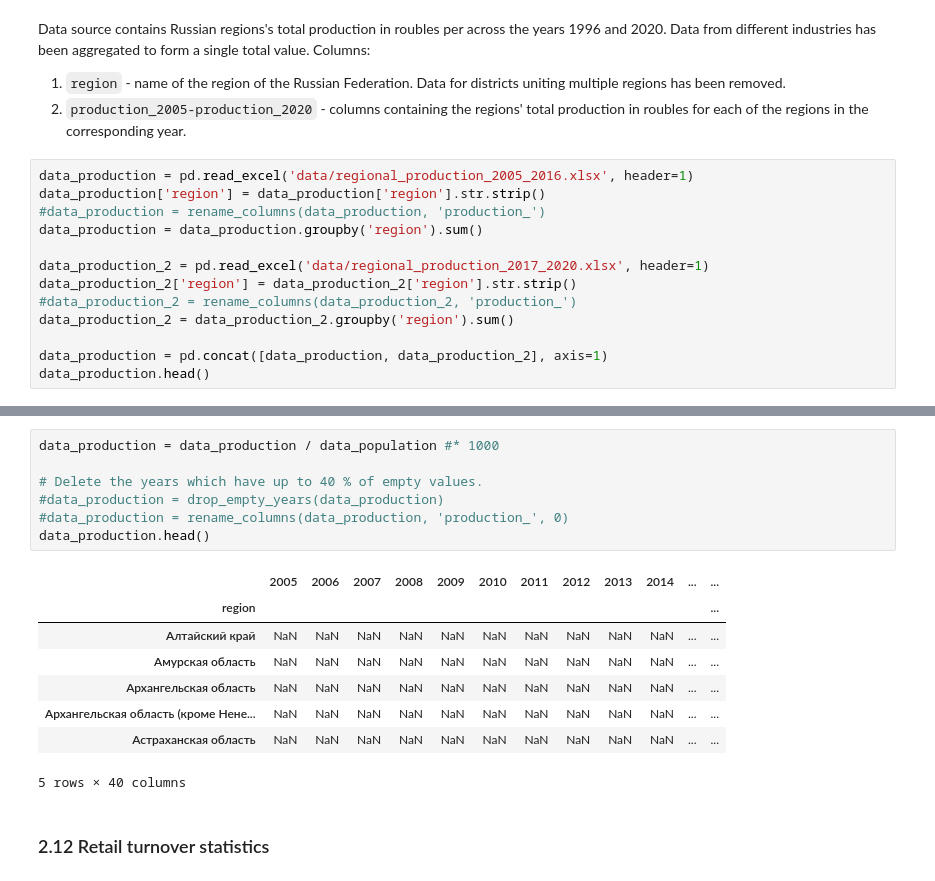
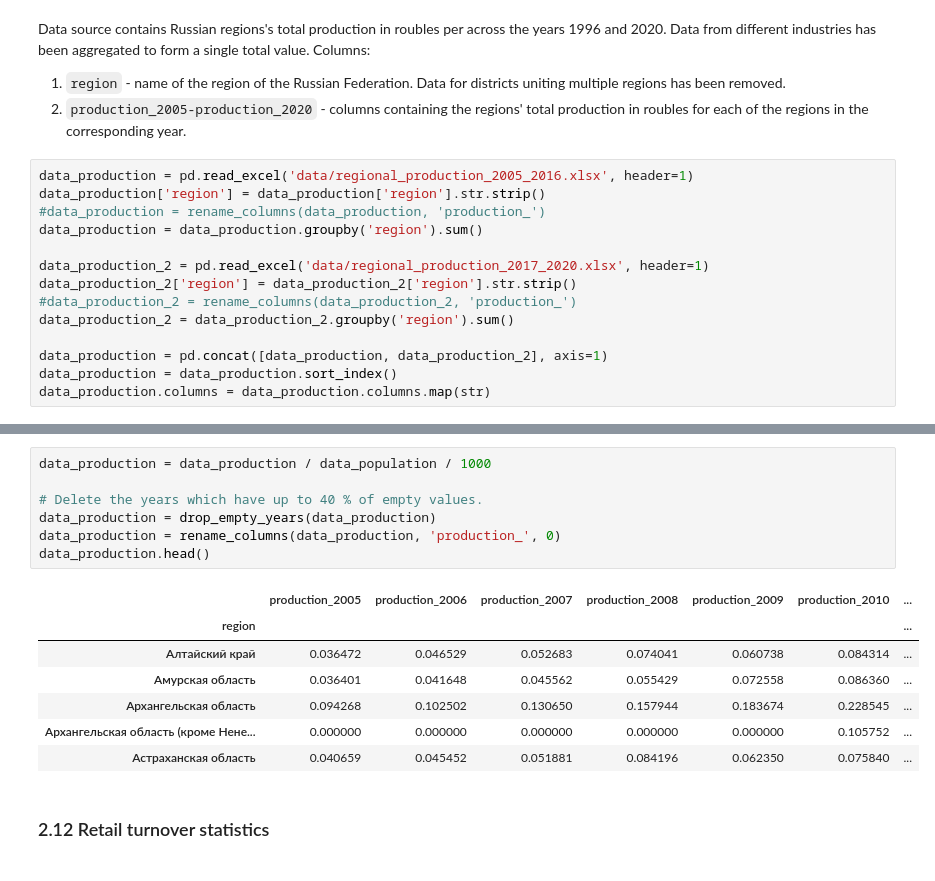
Before and after one commit to helios12/DataScienceProjects, a Jupyter notebook: projects/project-7-final/Project-7.Identification_of_vulnerable_population_groups.ipynb, the cells around one changed output, grey strips where cells are left out. Drawn from its saved outputs; the diff is of its cells as text.

```diff
--- a/projects/project-7-final/Project-7.Identification_of_vulnerable_population_groups.ipynb
+++ b/projects/project-7-final/Project-7.Identification_of_vulnerable_population_groups.ipynb
@@ -461,4 +503,5 @@ data_production_2['region'] = data_production_2['region'].str.strip()
 data_production_2 = data_production_2.groupby('region').sum()
 
 data_production = pd.concat([data_production, data_production_2], axis=1)
-data_production.head()
+data_production = data_production.sort_index()
+data_production.columns = data_production.columns.map(str)
@@ -473,19 +508,18 @@ data_production.head()
 # %%
-data_production = data_production / data_population #* 1000
+data_production = data_production / data_population / 1000
 
 # Delete the years which have up to 40 % of empty values.
-#data_production = drop_empty_years(data_production)
-#data_production = rename_columns(data_production, 'production_', 0)
+data_production = drop_empty_years(data_production)
+data_production = rename_columns(data_production, 'production_', 0)
 data_production.head()
 # %% [output]
-|  | 2005 | 2006 | 2007 | 2008 | 2009 | 2010 | 2011 | 2012 | 2013 | 2014 | ... | ... |
-| region |  |  |  |  |  |  |  |  |  |  |  | ... |
-| Алтайский край | NaN | NaN | NaN | NaN | NaN | NaN | NaN | NaN | NaN | NaN | ... | ... |
-| Амурская область | NaN | NaN | NaN | NaN | NaN | NaN | NaN | NaN | NaN | NaN | ... | ... |
-| Архангельская область | NaN | NaN | NaN | NaN | NaN | NaN | NaN | NaN | NaN | NaN | ... | ... |
-| Архангельская область (кроме Нене... | NaN | NaN | NaN | NaN | NaN | NaN | NaN | NaN | NaN | NaN | ... | ... |
-| Астраханская область | NaN | NaN | NaN | NaN | NaN | NaN | NaN | NaN | NaN | NaN | ... | ... |
+|  | production_2005 | production_2006 | production_2007 | production_2008 | production_2009 | production_2010 | ... |
+| region |  |  |  |  |  |  | ... |
+| Алтайский край | 0.036472 | 0.046529 | 0.052683 | 0.074041 | 0.060738 | 0.084314 | ... |
+| Амурская область | 0.036401 | 0.041648 | 0.045562 | 0.055429 | 0.072558 | 0.086360 | ... |
+| Архангельская область | 0.094268 | 0.102502 | 0.130650 | 0.157944 | 0.183674 | 0.228545 | ... |
+| Архангельская область (кроме Нене... | 0.000000 | 0.000000 | 0.000000 | 0.000000 | 0.000000 | 0.105752 | ... |
+| Астраханская область | 0.040659 | 0.045452 | 0.051881 | 0.084196 | 0.062350 | 0.075840 | ... |
-5 rows × 40 columns
 # %% [markdown]
 ### 2.12 Retail turnover statistics
 # %% [markdown]
```
Also changed, not shown: parts of 31 cells of this notebook, 1 other file.
